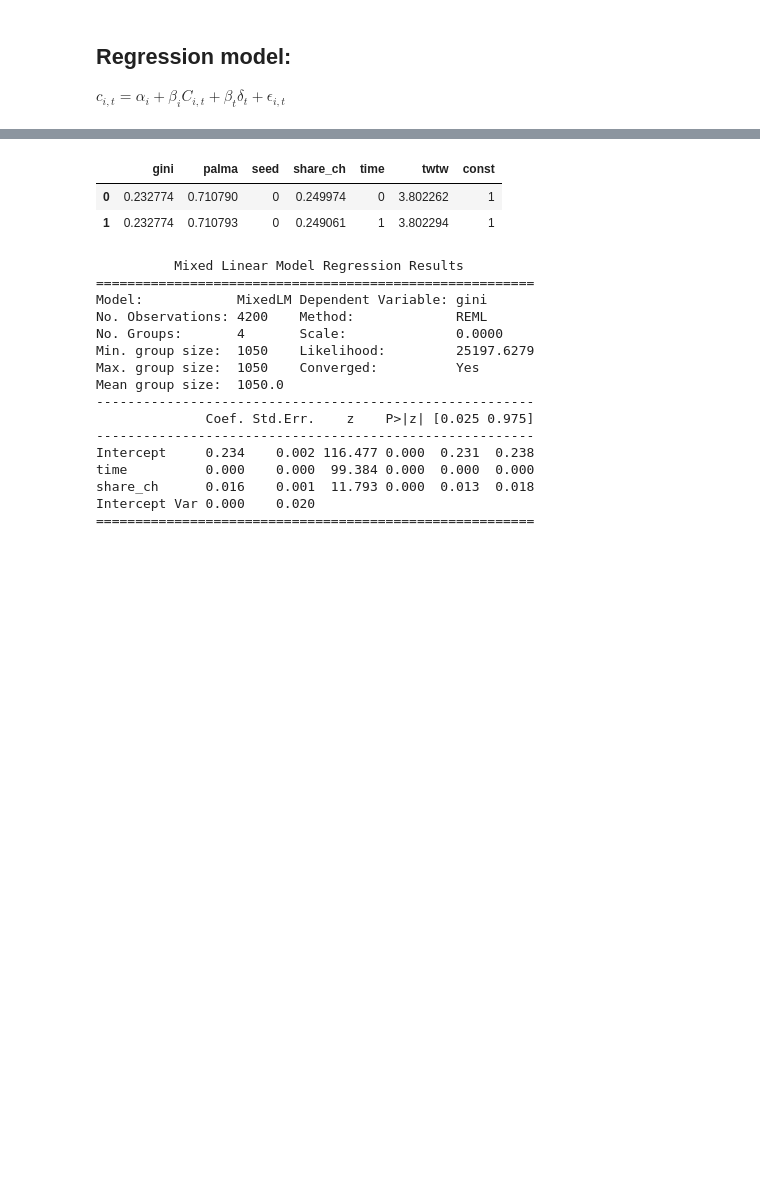
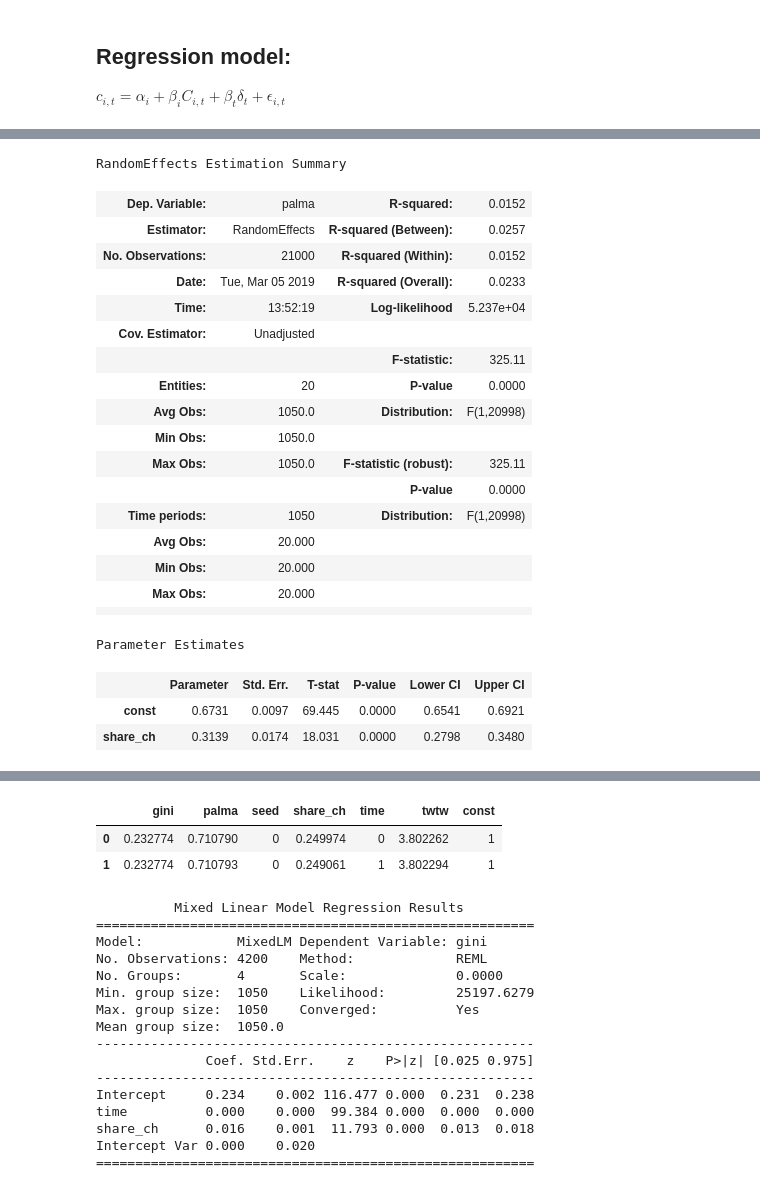
Before and after one commit to joerischasfoort/bubble-inequality, a Jupyter notebook: speculation_consequences.ipynb, the cells around one changed output, grey strips where cells are left out. Saved outputs shown, nothing was run; the diff lists cells and outputs as text; code cells hidden in the pictures; blank space fills up the shorter version.

```diff
--- a/speculation_consequences.ipynb
+++ b/speculation_consequences.ipynb
@@ -180,0 +253,25 @@ SyntaxError: invalid syntax (model.py, line 135)
+# %%
+palma_re_res
+# %% [output]
+RandomEffects Estimation Summary
+| Dep. Variable: | palma | R-squared: | 0.0152 |
+| Estimator: | RandomEffects | R-squared (Between): | 0.0257 |
+| No. Observations: | 21000 | R-squared (Within): | 0.0152 |
+| Date: | Tue, Mar 05 2019 | R-squared (Overall): | 0.0233 |
+| Time: | 13:52:19 | Log-likelihood | 5.237e+04 |
+| Cov. Estimator: | Unadjusted |  |  |
+|  |  | F-statistic: | 325.11 |
+| Entities: | 20 | P-value | 0.0000 |
+| Avg Obs: | 1050.0 | Distribution: | F(1,20998) |
+| Min Obs: | 1050.0 |  |  |
+| Max Obs: | 1050.0 | F-statistic (robust): | 325.11 |
+|  |  | P-value | 0.0000 |
+| Time periods: | 1050 | Distribution: | F(1,20998) |
+| Avg Obs: | 20.000 |  |  |
+| Min Obs: | 20.000 |  |  |
+| Max Obs: | 20.000 |  |  |
+|  |  |  |  |
+Parameter Estimates
+|  | Parameter | Std. Err. | T-stat | P-value | Lower CI | Upper CI |
+| const | 0.6731 | 0.0097 | 69.445 | 0.0000 | 0.6541 | 0.6921 |
+| share_ch | 0.3139 | 0.0174 | 18.031 | 0.0000 | 0.2798 | 0.3480 |
```
Also changed, not shown: parts of 19 cells of this notebook, 3 other files.
